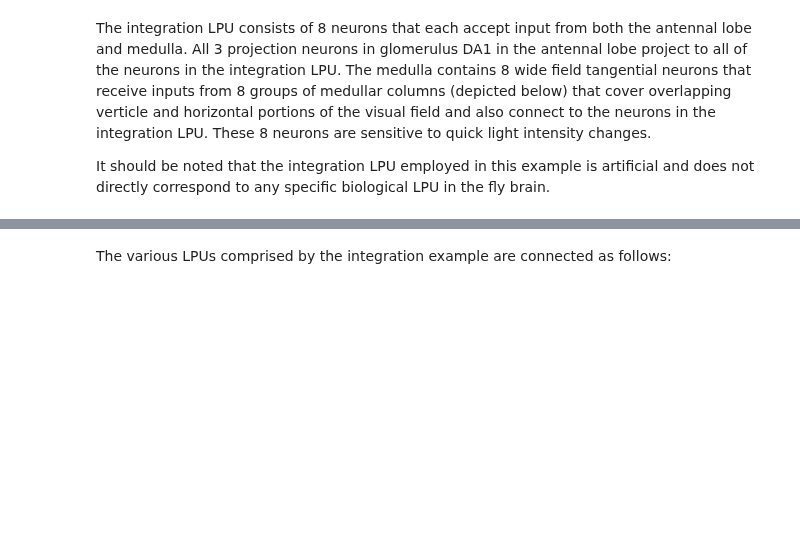
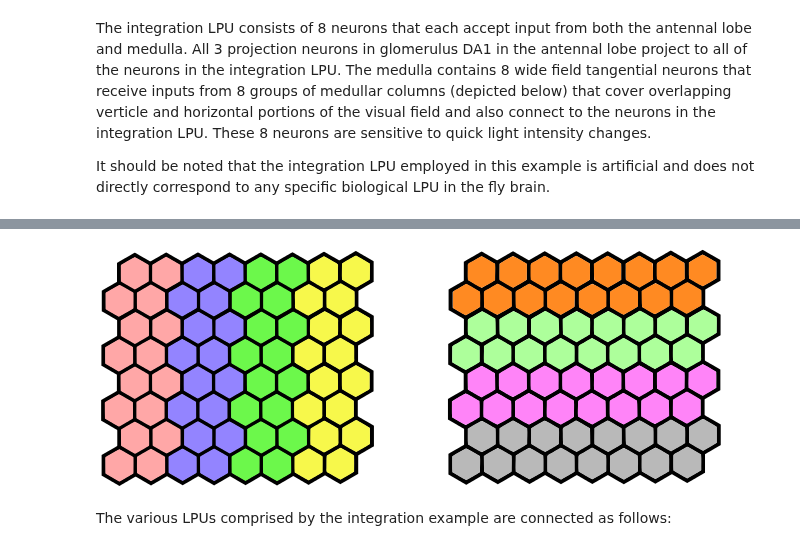
Before and after one commit to neurokernel/neurodriver, a Jupyter notebook: sensory_integration.ipynb, the cells around one changed output, grey strips where cells are left out. Saved outputs shown, nothing was run; the diff lists cells and outputs as text; code cells hidden in the pictures; blank space fills up the shorter version.

Commit message:
Update sensory integration notebook figures.

```diff
--- a/sensory_integration.ipynb
+++ b/sensory_integration.ipynb
@@ -17,5 +17,5 @@ It should be noted that the integration LPU employed in this example is artifici
 # %%
 %cd -q ~/neurokernel/notebooks/
 import IPython.display
-IPython.display.SVG(filename='integration-grid.svg')
+IPython.display.Image(filename='files/integration-grid.png')
 # %% [output]
@@ -23,2 +22,3 @@ IPython.display.SVG(filename='integration-grid.svg')
+[figure, added]
 # %% [markdown]
 The various LPUs comprised by the integration example are connected as follows:
```
Also changed, not shown: parts of 3 cells of this notebook, 5 other files.
